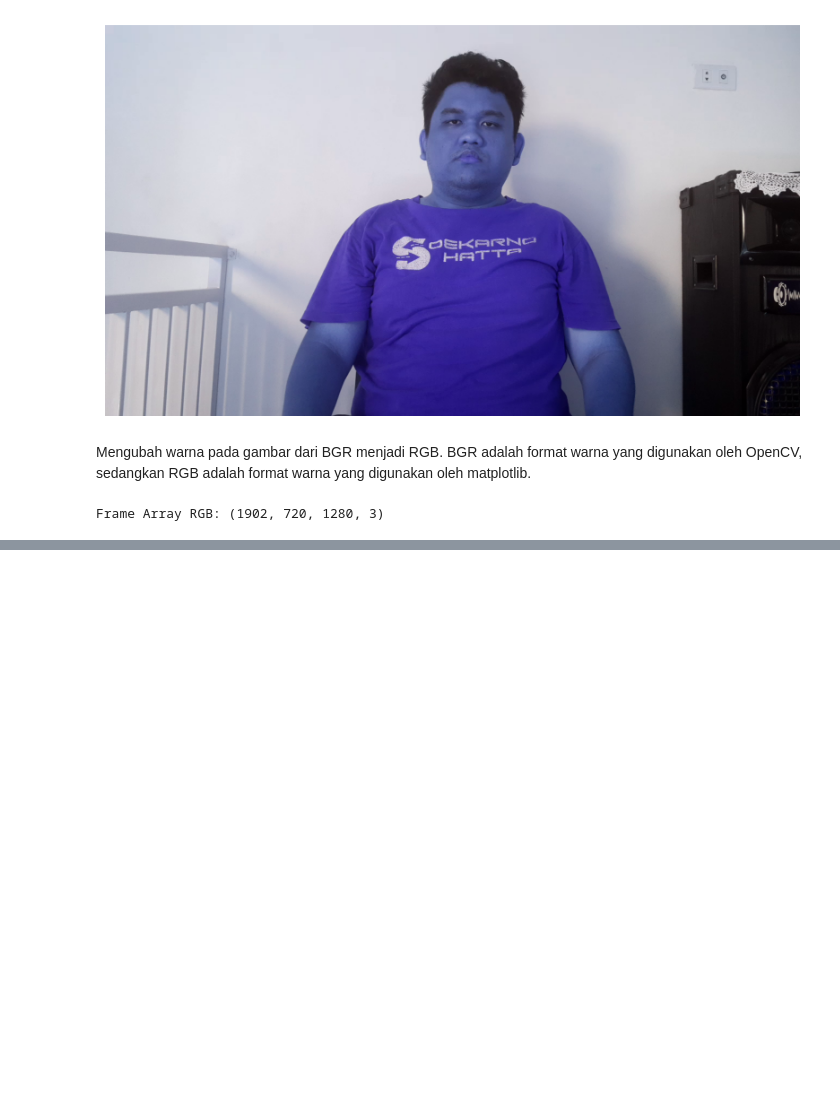
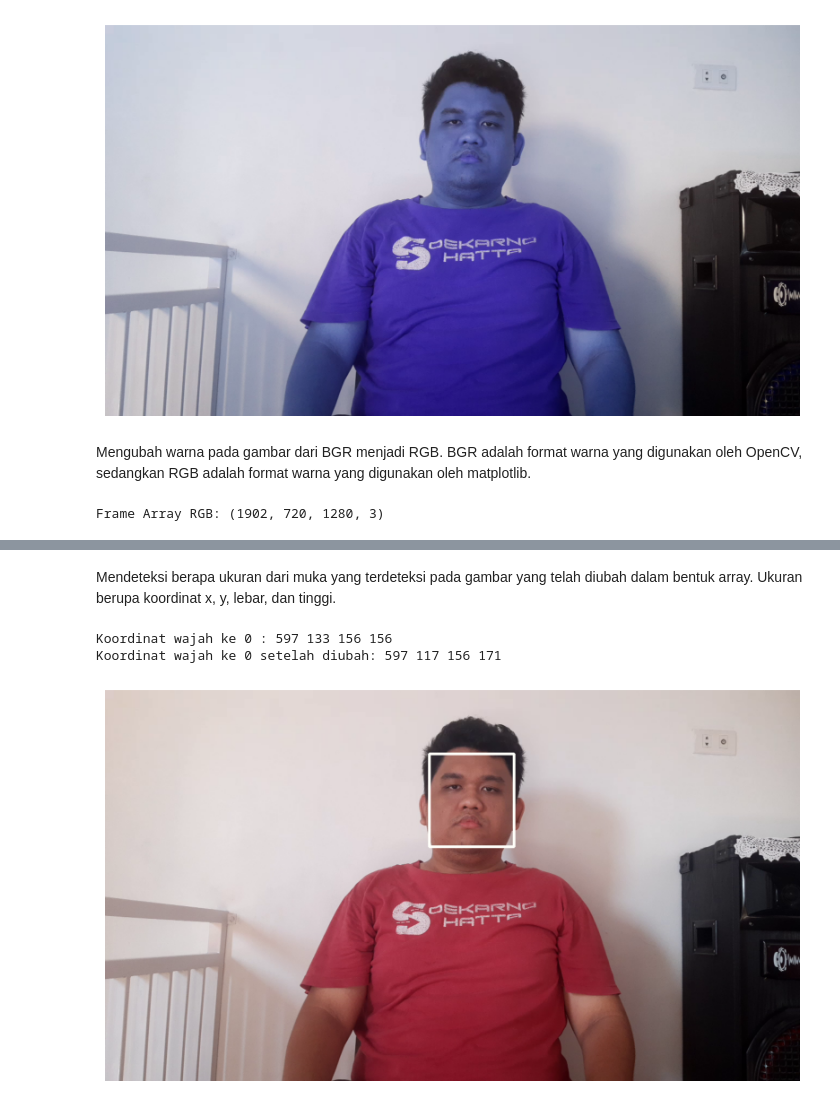
Before and after one commit to kevinsimorangkir21/Digital-Signal-Processing, a Jupyter notebook: 121140150_HO 3.ipynb, the cells around one changed output, grey strips where cells are left out. Saved outputs shown, nothing was run; the diff lists cells and outputs as text; code cells hidden in the pictures; blank space fills up the shorter version.

```diff
--- a/121140150_HO 3.ipynb
+++ b/121140150_HO 3.ipynb
@@ -269,0 +294,23 @@ S
+# %% [markdown]
+Mendeteksi berapa ukuran dari muka yang terdeteksi pada gambar yang telah diubah dalam bentuk array. Ukuran berupa koordinat x, y, lebar, dan tinggi.
+# %%
+SingleImage = FrameArrayRGB[0].copy() #mengambil frame pertama
+Faces = detector(SingleImage, 1) #mendeteksi wajah pada gambar
+for i, face in enumerate(Faces): #loop
+    x, y, w, h = face.left(), face.top(), face.width(), face.height() #mengambil koordinat wajah
+    print('Koordinat wajah ke', i, ':', x, y, w, h) #menampilkan koordinat wajah
+
+    y_edit = int(y - (0.10 * h)) #mengubah koordinat y
+    h_edit = int(h + (0.10 * h)) #mengubah koordinat h
+    print('Koordinat wajah ke', i, 'setelah diubah:', x, y_edit, w, h_edit) #menampilkan koordinat wajah setelah diubah
+
+    cv2.rectangle(SingleImage, (x, y_edit), (x + w, y_edit + h_edit), (255, 255, 250), 3) #menggambar kotak pada wajah
+
+plt.figure(figsize=(10, 10)) #membuat figure
+plt.imshow(SingleImage) #menampilkan gambar
+plt.axis('off') #menghilangkan axis
+plt.show() #menampilkan gambar
+# %% [output]
+Koordinat wajah ke 0 : 597 133 156 156
+Koordinat wajah ke 0 setelah diubah: 597 117 156 171
+[figure, added]
```
Also changed, not shown: parts of 9 cells of this notebook, 5 other files.
